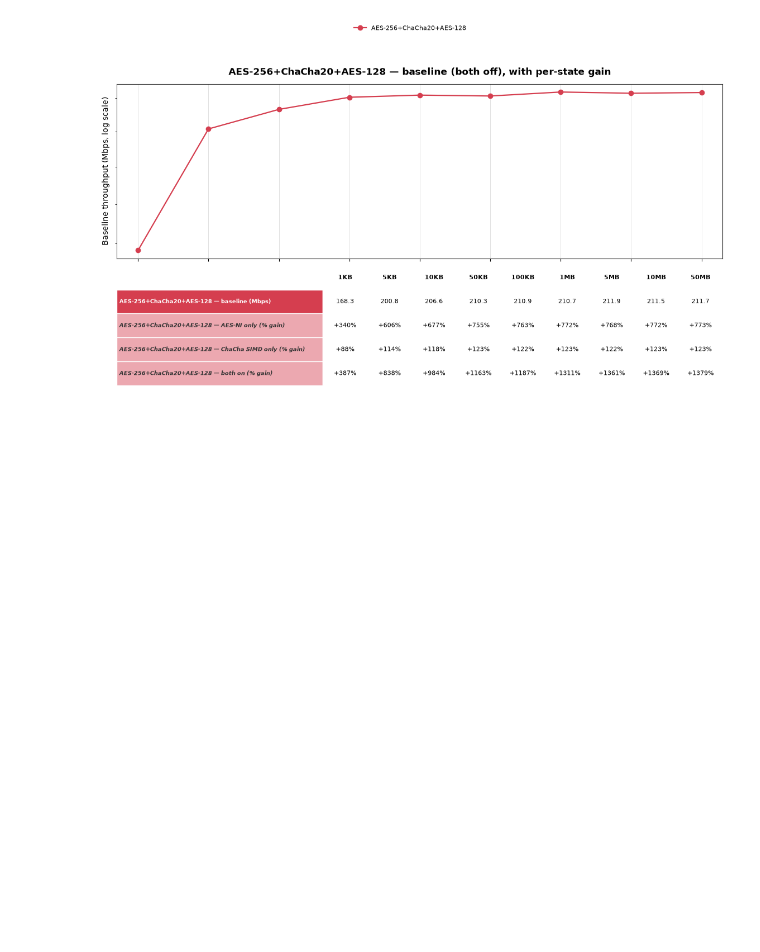
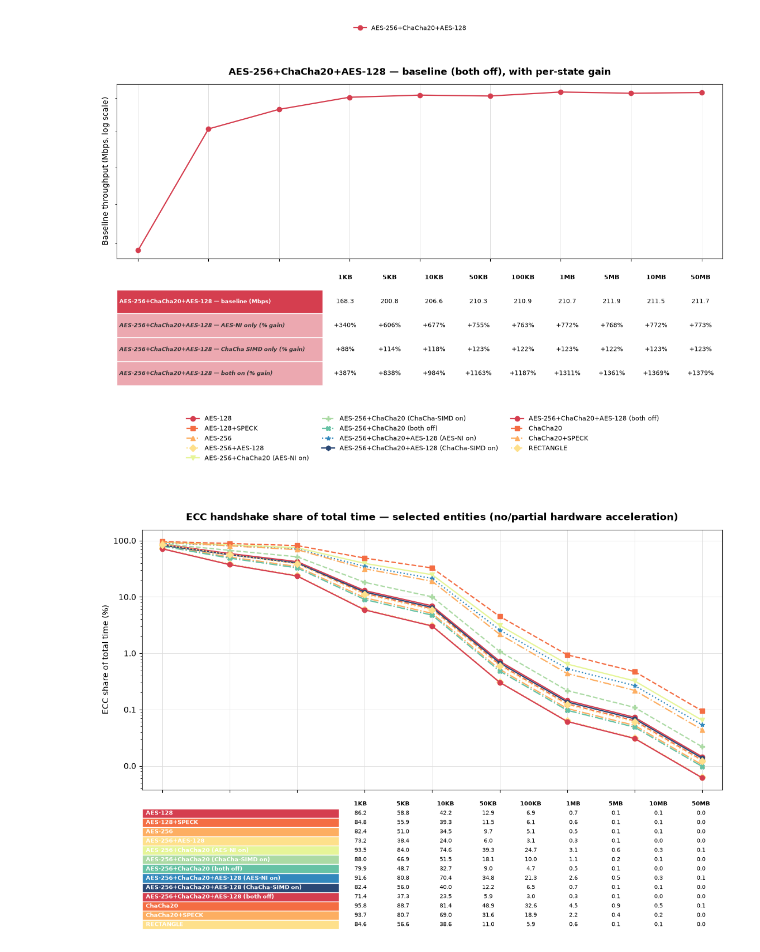
Before and after one commit to GuilhermebV27/PRISEC-IV-Context-Aware-Cryptography, a Jupyter notebook: benchmark-analysis/analysis.ipynb, the cells around one changed output. Cells and saved outputs as stored; diff of their text form; code cells hidden in the pictures; blank space fills up the shorter version.

```diff
--- a/benchmark-analysis/analysis.ipynb
+++ b/benchmark-analysis/analysis.ipynb
@@ -1160,3 +1160,54 @@ baseline_with_multi_gain_chart(
 )
 # %% [output]
 [figure]
+# %%
+def is_baseline(aes_ha, chacha_ha):
+    aes_ok = pd.isna(aes_ha) or aes_ha == 0
+    chacha_ok = pd.isna(chacha_ha) or chacha_ha == 0
+    return aes_ok and chacha_ok
+
+
+def n_layers(name):
+    return name.count("+") + 1
+
+
+def ecc_handshake_ms(name):
+    n = n_layers(name)
+    return _setup_lookup[f"ECC-handshake-x{n}"] / 1000.0
+
+
+simple_names = ["AES-128", "AES-256", "ChaCha20", "RECTANGLE",
+                 "AES-256+AES-128", "AES-128+SPECK", "ChaCha20+SPECK"]
+
+rows = []
+for name in simple_names:
+    sub = p4[(p4.cascade == name) & p4.apply(lambda r: is_baseline(r.aes_ha, r.chacha_ha), axis=1)]
+    for _, r in sub.iterrows():
+        rows.append({"label": name, "cascade": name, "data_size": r.data_size, "enc_ms": r.enc_ms})
+
+mixed = {
+    "AES-256+ChaCha20": [(0, 0, "both off"), (1, 0, "AES-NI on"), (0, 1, "ChaCha-SIMD on")],
+    "AES-256+ChaCha20+AES-128": [(0, 0, "both off"), (1, 0, "AES-NI on"), (0, 1, "ChaCha-SIMD on")],
+}
+for cascade, states in mixed.items():
+    for aes_ha, chacha_ha, tag in states:
+        sub = p4[(p4.cascade == cascade) & (p4.aes_ha == aes_ha) & (p4.chacha_ha == chacha_ha)]
+        label = f"{cascade} ({tag})"
+        for _, r in sub.iterrows():
+            rows.append({"label": label, "cascade": cascade, "data_size": r.data_size, "enc_ms": r.enc_ms})
+
+ecc_selected = pd.DataFrame(rows)
+
+ecc_selected["ecc_ms"] = ecc_selected["cascade"].apply(ecc_handshake_ms)
+ecc_selected["total_enc_ms"] = ecc_selected["ecc_ms"] + ecc_selected["enc_ms"]
+ecc_selected["ecc_share_pct"] = 100 * ecc_selected["ecc_ms"] / ecc_selected["total_enc_ms"]
+
+line_chart_with_table(
+    ecc_selected, category_col="label", value_col="ecc_share_pct",
+    title="ECC handshake share of total time — selected entities (no/partial hardware acceleration)",
+    out_name="fig_phase4_ecc_share_selected",
+    value_fmt=fmt_pct, ylabel="ECC share of total time (%)",
+    row_label_width=0.34, table_fontsize=7, legend_ncol=3,
+)
+# %% [output]
+[figure, added]
```
Also changed, not shown: parts of 2 cells of this notebook, 7 other files.
